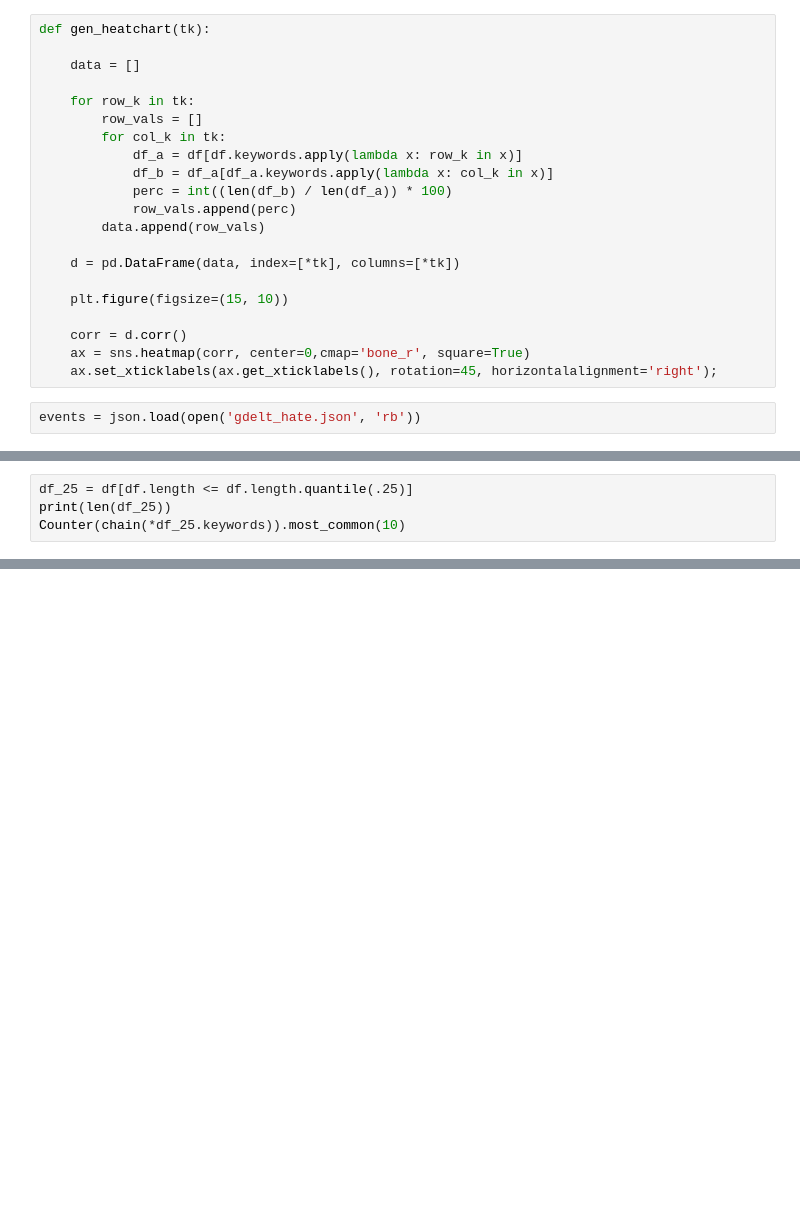
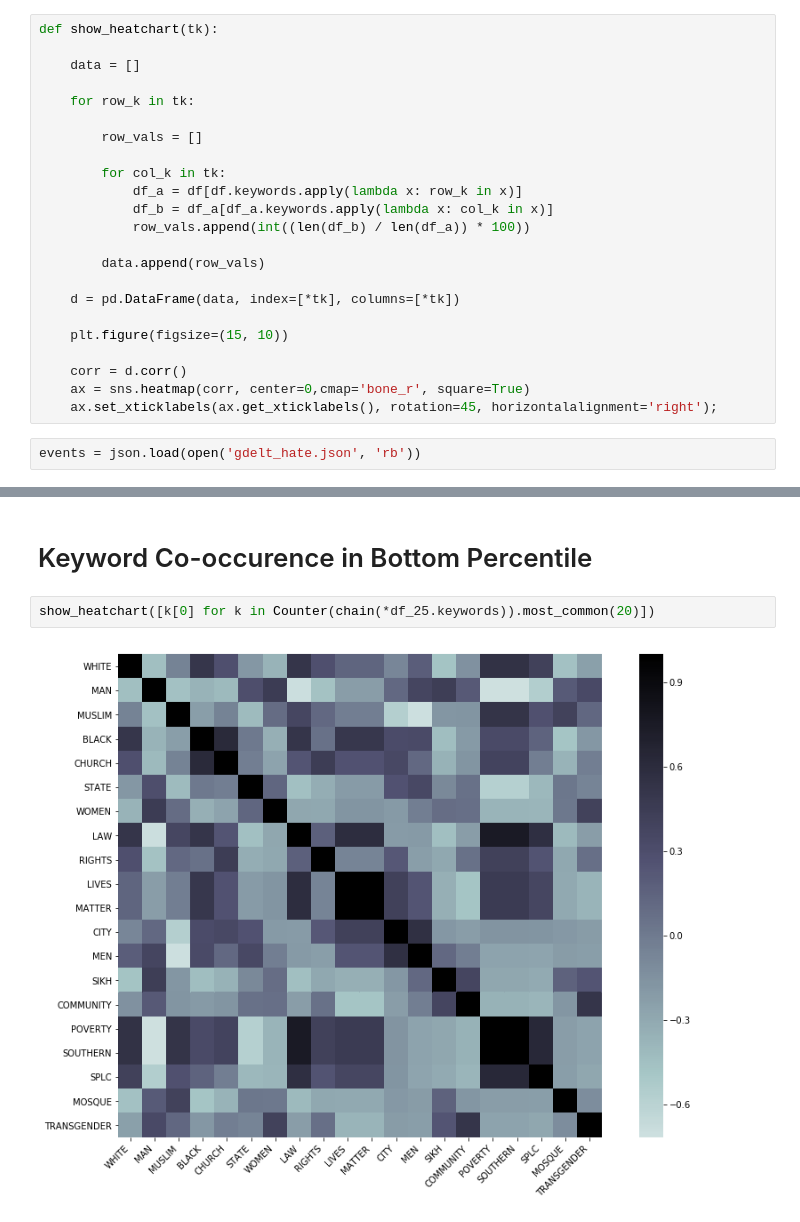
Before and after one commit to Jwmazzi/media_research, a Jupyter notebook: planning/GDELT Keywords.ipynb, the cells around one changed output, grey strips where cells are left out. Cells and saved outputs as stored; diff of their text form; blank space fills up the shorter version.

```diff
--- a/planning/GDELT Keywords.ipynb
+++ b/planning/GDELT Keywords.ipynb
@@ -12,15 +8,17 @@ def top_keywords(keyword_lists, top=5):
 # %%
-def gen_heatchart(tk):
+def show_heatchart(tk):
 
     data = []
 
     for row_k in tk:
+
         row_vals = []
+
         for col_k in tk:
             df_a = df[df.keywords.apply(lambda x: row_k in x)]
             df_b = df_a[df_a.keywords.apply(lambda x: col_k in x)]
-            perc = int((len(df_b) / len(df_a)) * 100)
-            row_vals.append(perc)
+            row_vals.append(int((len(df_b) / len(df_a)) * 100))
+
         data.append(row_vals)
 
     d = pd.DataFrame(data, index=[*tk], columns=[*tk])
@@ -98,4 +81,0 @@ gb
-# %%
-df_25 = df[df.length <= df.length.quantile(.25)]
-print(len(df_25))
-Counter(chain(*df_25.keywords)).most_common(10)
@@ -221,0 +108,6 @@ w
+# %% [markdown]
+# Keyword Co-occurence in Bottom Percentile
+# %%
+show_heatchart([k[0] for k in Counter(chain(*df_25.keywords)).most_common(20)])
+# %% [output]
+[figure, added]
```
Also changed, not shown: parts of 42 cells of this notebook, 5 other files.
